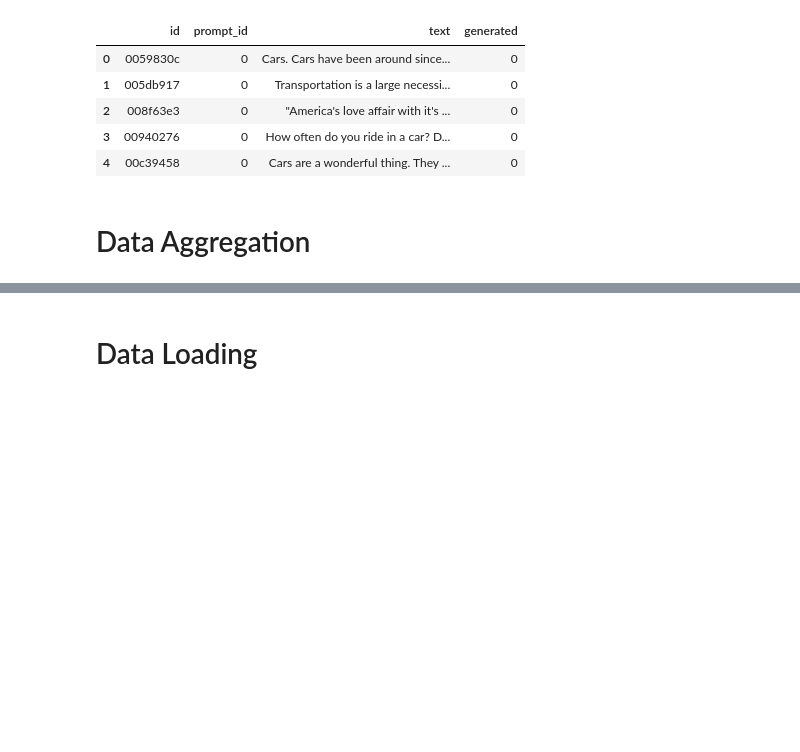
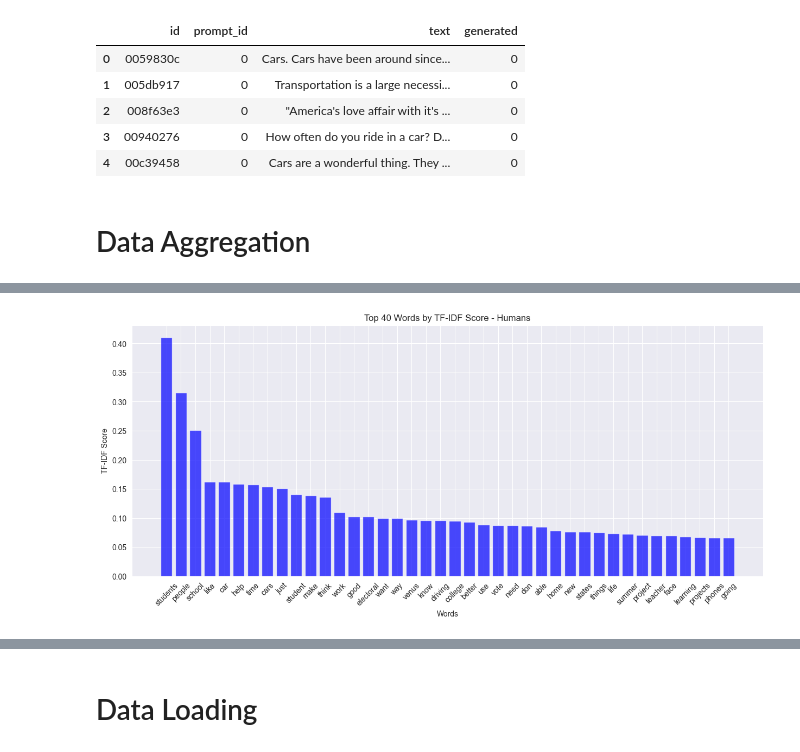
Before and after one commit to kirtan517/LLM---Detect-AI-Generated-Text, a Jupyter notebook: main.ipynb, the cells around one changed output, grey strips where cells are left out. Saved outputs shown, nothing was run; the diff lists cells and outputs as text; code cells hidden in the pictures; blank space fills up the shorter version.

```diff
--- a/main.ipynb
+++ b/main.ipynb
@@ -147,6 +177,7 @@ def split_train_by_senctence_window(df,is_sentence = True,k_sentences = 0 , wind
         columns.remove('text')
         temp_df = pd.concat([temp_df,df[columns]],axis = 1)
         temp_df = temp_df.explode("text")
+        temp_df.dropna(inplace = True)
         temp_df.reset_index(inplace = True,drop = True)
     else:
         # based on the window
@@ -157,8 +188,12 @@ def split_train_by_senctence_window(df,is_sentence = True,k_sentences = 0 , wind
         columns.remove('text')
         temp_df = pd.concat([temp_df,df[columns]],axis = 1)
         temp_df = temp_df.explode("text")
+        temp_df.dropna(inplace = True)
         temp_df.reset_index(inplace = True,drop = True)
     return temp_df
+# %%
+# Split the dataset based on Sentences
+train_complete_df = split_train_by_senctence_window(train_complete_df,k_sentences=3)
 # %%
 # Split the dataset based on the counts of 0 and 1
 stratify_column = 'generated'
@@ -165,0 +219,12 @@ train_complete_df, validation_complete_df = train_test_split(train_complete_df,
+# %%
+all_words_humans = []
+all_words_ai = []
+
+# Use tqdm to add a progress bar
+for index,row in tqdm(train_complete_df.iterrows(), desc='Processing texts', unit='text'):
+    final_text = row['text']
+    words = str(final_text).split()
+    if row['generated'] == 0:
+        all_words_humans.extend(words)
+    else:
+        all_words_ai.extend(words)
@@ -165,0 +282,63 @@ train_complete_df, validation_complete_df = train_test_split(train_complete_df,
+# %%
+from sklearn.feature_extraction.text import TfidfVectorizer
+import matplotlib.pyplot as plt
+import pandas as pd
+
+# Assuming you have lists of text for humans and AI
+texts_humans = [" ".join(all_words_humans)]  # Assuming you have a list of words for humans
+texts_ai = [" ".join(all_words_ai)]  # Assuming you have a list of words for AI
+
+# Create separate DataFrames for humans and AI
+df_humans = pd.DataFrame({'text': texts_humans})
+df_ai = pd.DataFrame({'text': texts_ai})
+
+# Create separate TF-IDF vectorizers for humans and AI
+vectorizer_humans = TfidfVectorizer(stop_words='english')
+vectorizer_ai = TfidfVectorizer(stop_words='english')
+
+# Fit and transform the data for humans
+tfidf_matrix_humans = vectorizer_humans.fit_transform(df_humans['text'])
+
+# Fit and transform the data for AI
+tfidf_matrix_ai = vectorizer_ai.fit_transform(df_ai['text'])
+
+# Get feature names (words) for humans
+feature_names_humans = vectorizer_humans.get_feature_names_out()
+
+# Get feature names (words) for AI
+feature_names_ai = vectorizer_ai.get_feature_names_out()
+
+# Sum the TF-IDF scores for each feature (word) across humans
+tfidf_sum_humans = tfidf_matrix_humans.sum(axis=0).A1
+
+# Sum the TF-IDF scores for each feature (word) across AI
+tfidf_sum_ai = tfidf_matrix_ai.sum(axis=0).A1
+
+# Create separate DataFrames with words and their corresponding TF-IDF scores for humans and AI
+tfidf_df_humans = pd.DataFrame({'word': feature_names_humans, 'tfidf': tfidf_sum_humans})
+tfidf_df_ai = pd.DataFrame({'word': feature_names_ai, 'tfidf': tfidf_sum_ai})
+
+# Sort the DataFrames by TF-IDF score in descending order
+tfidf_df_humans = tfidf_df_humans.sort_values(by='tfidf', ascending=False)
+tfidf_df_ai = tfidf_df_ai.sort_values(by='tfidf', ascending=False)
+
+# Plot the top N words by TF-IDF score for humans
+top_n = 40  # Adjust as needed
+plt.figure(figsize=(15, 6))
+plt.bar(tfidf_df_humans['word'][:top_n], tfidf_df_humans['tfidf'][:top_n], color='blue', alpha=0.7)
+plt.xlabel('Words')
+plt.ylabel('TF-IDF Score')
+plt.title(f'Top {top_n} Words by TF-IDF Score - Humans')
+plt.xticks(rotation=45)
+plt.show()
+
+# Plot the top N words by TF-IDF score for AI
+plt.figure(figsize=(15, 6))
+plt.bar(tfidf_df_ai['word'][:top_n], tfidf_df_ai['tfidf'][:top_n], color='orange', alpha=0.7)
+plt.xlabel('Words')
+plt.ylabel('TF-IDF Score')
+plt.title(f'Top {top_n} Words by TF-IDF Score - AI')
+plt.xticks(rotation=45)
+plt.show()
+# %% [output]
+[figure, added]
```
Also changed, not shown: parts of 28 cells of this notebook, 2 other files.
